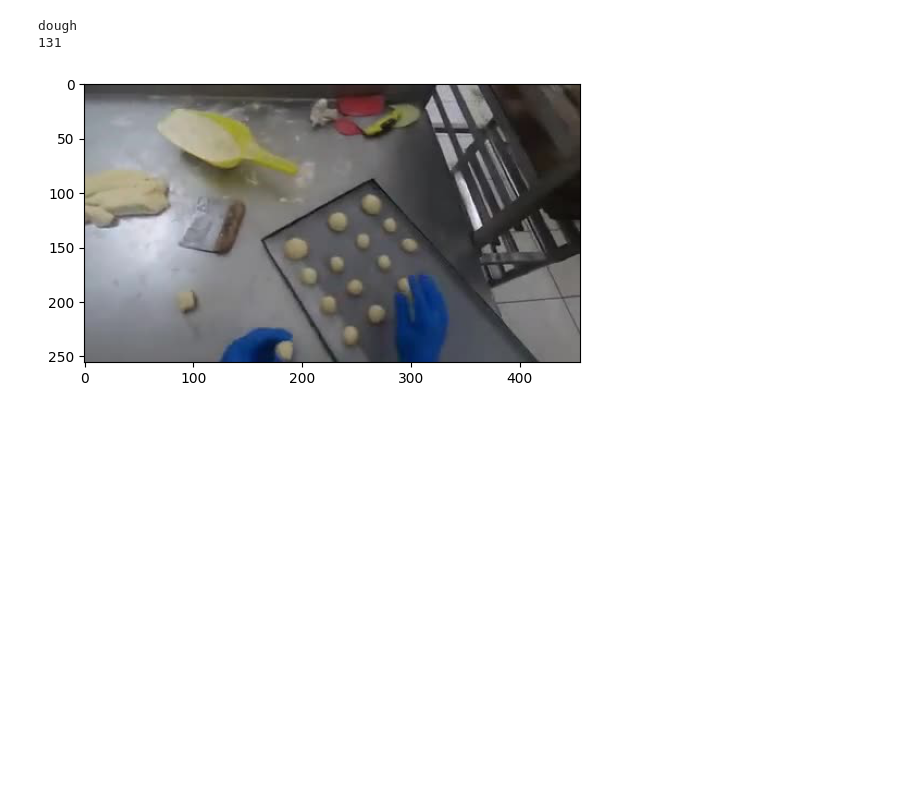
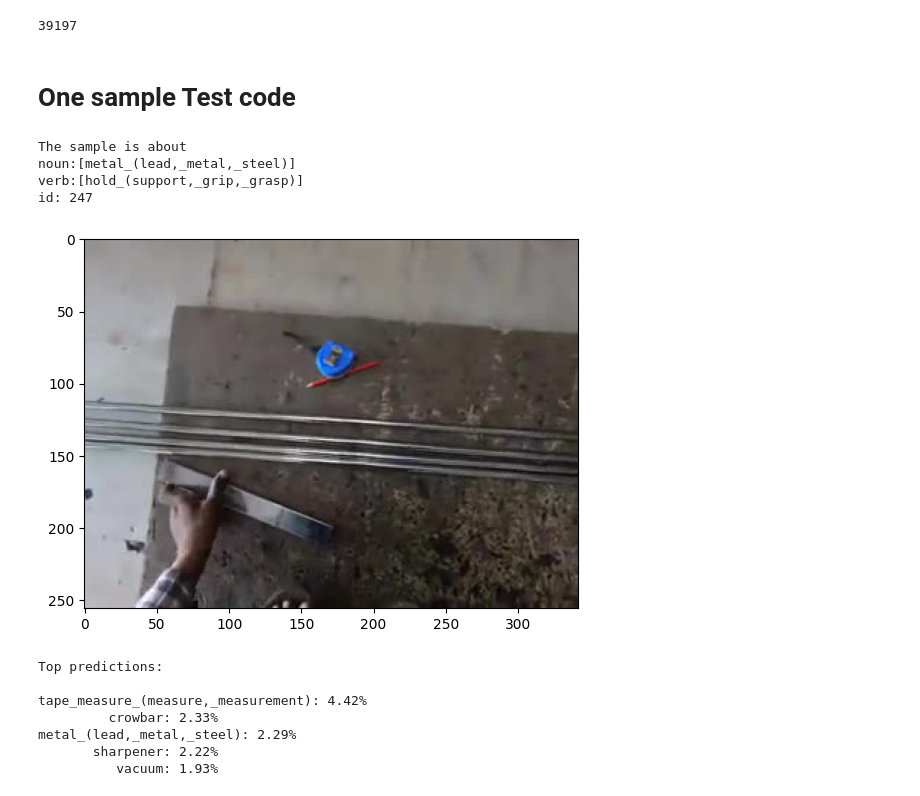
Before and after one commit to jong980812/CLIP_ego4d, a Jupyter notebook: zero_shot_ego4d_nouns.ipynb, the cells around one changed output. Cells and saved outputs as stored; diff of their text form; code cells hidden in the pictures; blank space fills up the shorter version.

```diff
--- a/zero_shot_ego4d_nouns.ipynb
+++ b/zero_shot_ego4d_nouns.ipynb
@@ -8,7 +8,7 @@ from sklearn.linear_model import LogisticRegression, SGDClassifier
 from torch.utils.data import DataLoader
 from torch.utils.data import Dataset
 from tqdm import tqdm
-device = "cuda" if torch.cuda.is_available() else "cpu"
+device = "cuda:0" if torch.cuda.is_available() else "cpu"
 print(device)
 model, preprocess = clip.load('/data/datasets/Epickitchens100_clips/ViT-B-16.pt', device)
 # %% [output]
@@ -16,8 +16,8 @@ cpu
 # %%
 import json
-with open("/data/jong980812/project/Ego4d_dataset/annotations/fho_lta_taxonomy.json", encoding='utf-8') as f:
+with open("./annotations/fho_lta_taxonomy.json", encoding='utf-8') as f:
     taxonomy= json.load(f)
-with open("/data/jong980812/project/Ego4d_dataset/annotations/my_annotations/lta_taxonomy_id_label.json", encoding='utf-8') as f:
+with open("./annotations/my_annotations/lta_taxonomy_id_label.json", encoding='utf-8') as f:
     taxonomy_id= json.load(f)
 # %%
 nouns_list=taxonomy["nouns"]
@@ -34,2 +83,7 @@ Count of using GPUs: 1
+# %%
+EGO_datasets=EGO4D_center('/data/datasets/ego4d_center/lta/images','./annotations/my_annotations/lta_total.csv',transform=True)
+len(EGO_datasets)
+# %% [output]
+39197
 # %%
 text_inputs = torch.cat([clip.tokenize(f"a first-person view photo of the person act with {c}") for c in nouns_list]).to(device)
@@ -85,16 +89,0 @@ train_datasets=EGO4D_center('/data/datasets/ego4d_center/lta/train/','/data/data
-# %%
-image, class_id,full_path = train_datasets[1000]
-for i in taxonomy_id["nouns"]:
-    if i["id"]==class_id:
-        print(i["name"])
-import torch
-
-from PIL import Image
-img = Image.fromarray((image).transpose(2,0).numpy().astype(np.uint8))
-
-# Save the image
-img.save('image.jpg',mode='L', vmin=0, vmax=1)
-print(class_id)
-# %% [output]
-dough
-131
@@ -103,12 +90,39 @@ image_input = image.unsqueeze(0).to(device)
-# %%
-import matplotlib.pyplot as plt
-import matplotlib.image as mpimg
-
-img = mpimg.imread(full_path)
-plt.imshow(img)
-plt.show()
-# %% [output]
-[figure, removed]
+# %% [markdown]
+# One sample Test code
+# %%
+sample=EGO_datasets[30000]
+print(f"The sample is about\nnoun:[{nouns_list[sample[1]]}]\nverb:[{verbs_list[sample[2]]}]")
+print(f"id: {sample[1]}")
+
+import matplotlib.pyplot as plt
+import matplotlib.image as mpimg
+img = mpimg.imread(sample[3])
+plt.imshow(img)
+plt.show()
+image_input = sample[0].unsqueeze(0).to(device)
+with torch.no_grad():
+    image_features = model.encode_image(image_input)
+    text_features = model.encode_text(text_inputs)
+image_features /= image_features.norm(dim=-1, keepdim=True)
+text_features /= text_features.norm(dim=-1, keepdim=True)
+similarity = (100.0 * image_features @ text_features.T).softmax(dim=-1)
+values, indices = similarity[0].topk(5)
+print("\nTop predictions:\n")
+for value, index in zip(values, indices):
+    print(f"{nouns_list[index]:>16s}: {100 * value.item():.2f}%")
+# %% [output]
+The sample is about
+noun:[metal_(lead,_metal,_steel)]
+verb:[hold_(support,_grip,_grasp)]
+id: 247
+[figure, added]
+Top predictions:
+
+tape_measure_(measure,_measurement): 4.42%
+         crowbar: 2.33%
+metal_(lead,_metal,_steel): 2.29%
+       sharpener: 2.22%
+          vacuum: 1.93%
 # %%
 with torch.no_grad():
     image_features = model.encode_image(image_input)
```
Also changed, not shown: parts of 20 cells of this notebook, 29 other files.
